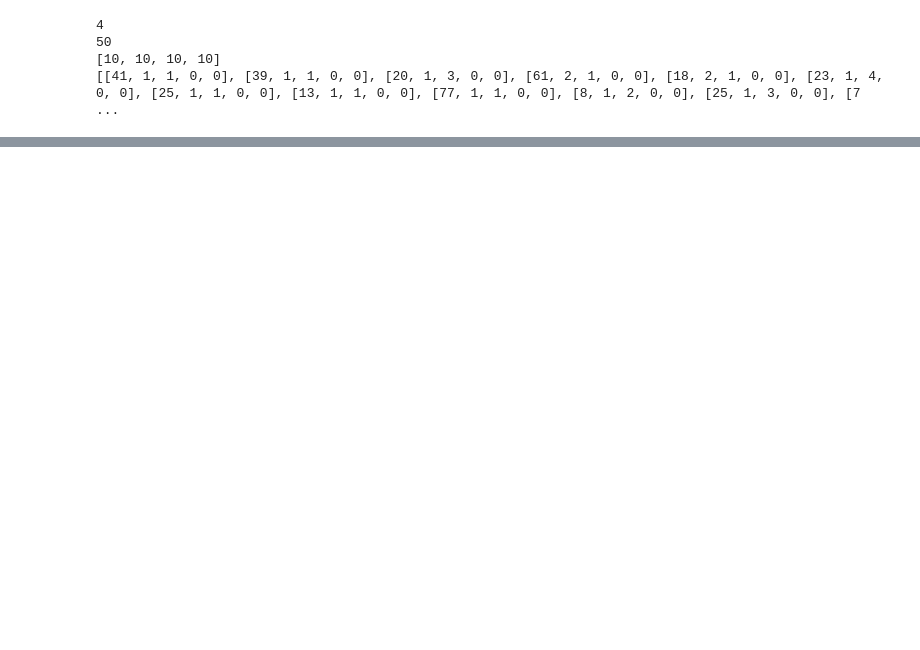
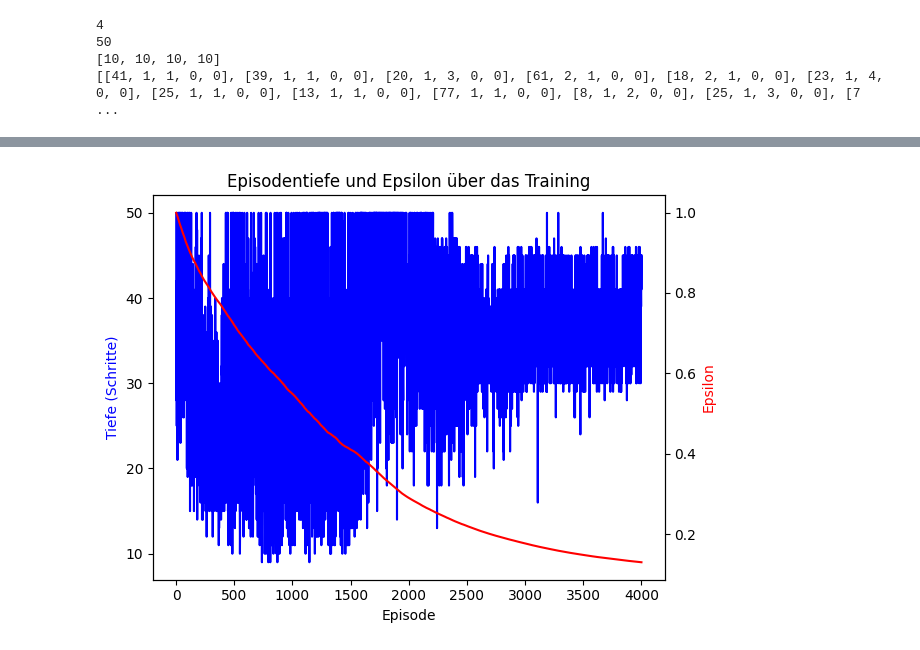
Before and after one commit to FelixFritz02/CI-Programming-Project-SS26, a Jupyter notebook: Programming Part/notebooks/full_lattice_application.ipynb, the cells around one changed output, grey strips where cells are left out. Drawn from its saved outputs; the diff is of its cells as text; code cells hidden in the pictures; blank space fills up the shorter version.

```diff
--- a/Programming Part/notebooks/full_lattice_application.ipynb
+++ b/Programming Part/notebooks/full_lattice_application.ipynb
@@ -92,0 +80,4 @@ plt.show()
+# %%
+plot_depth_epsilon(depth_history)
+# %% [output]
+[figure, added]
```
Also changed, not shown: parts of 2 cells of this notebook, 6 other files.
